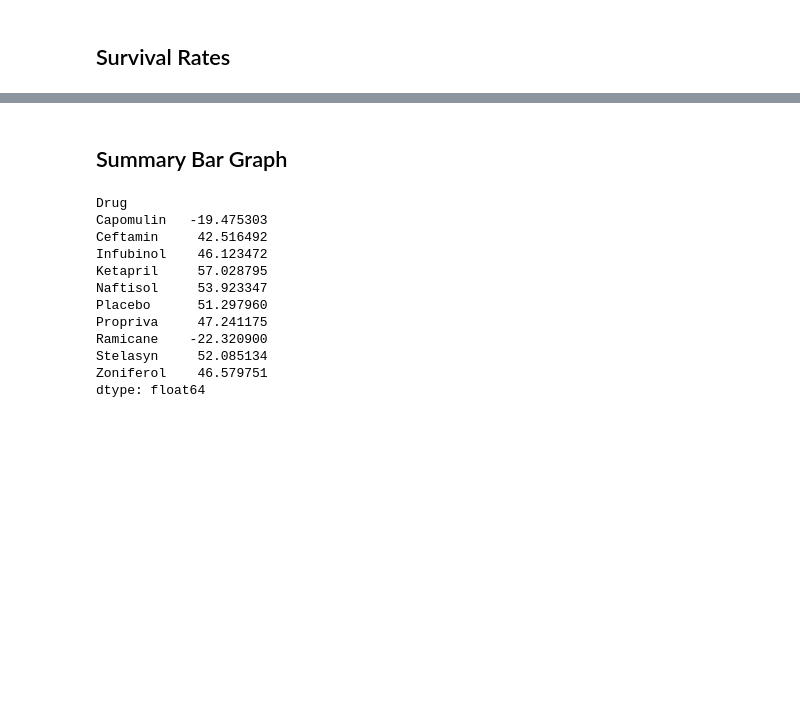
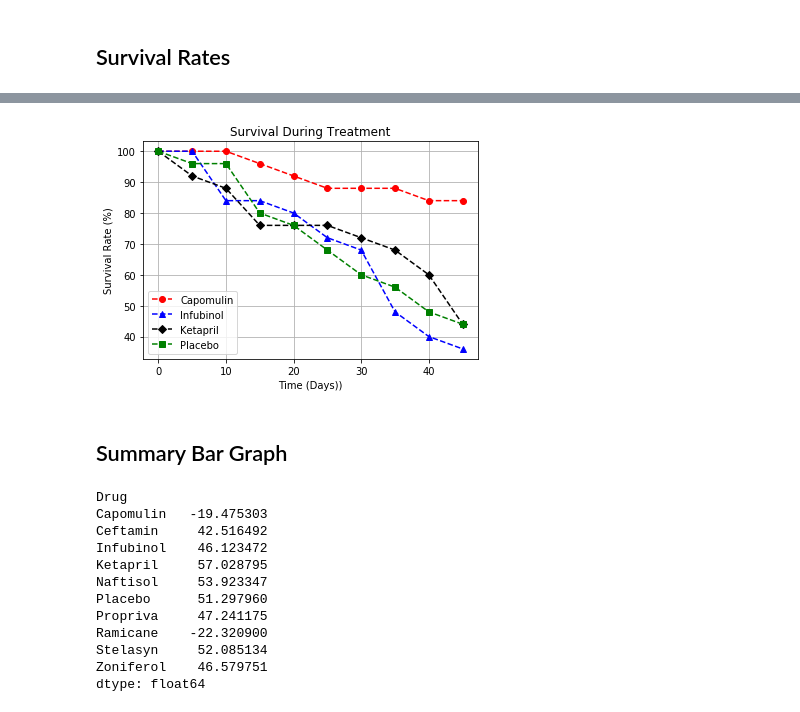
Before and after one commit to ttmugu/matplotlib-challenge, a Jupyter notebook: pymaceuticals_starter.ipynb, the cells around one changed output, grey strips where cells are left out. Drawn from its saved outputs; the diff is of its cells as text; code cells hidden in the pictures; blank space fills up the shorter version.

```diff
--- a/pymaceuticals_starter.ipynb
+++ b/pymaceuticals_starter.ipynb
@@ -151,7 +213,8 @@ plt.show()
 ## Survival Rates
 # %%
 # Store the Count of Mice Grouped by Drug and Timepoint (W can pass any metric)
-
+survival_rates_df = mouse_clinical_trail_df.groupby(['Drug', 'Timepoint'])['Mouse ID'].count().reset_index()
 # Convert to DataFrame
-
+survival_rates_df.rename(columns={"Mouse ID": "Mouse_Count"}, inplace=True)
 # Preview DataFrame
+survival_rates_df.head()
@@ -166,4 +228,6 @@ plt.show()
 # %%
 # Minor Data Munging to Re-Format the Data Frames
-
+Met_Respons_df_pivot_df = pd.pivot(Metastatic_Respons_df, index='Timepoint', columns='Drug',values="Metastatic Sites")
+survival_rates_pivot_df =pd.pivot(survival_rates_df, index ='Timepoint', columns='Drug', values='Mouse_Count' )
 # Preview the Data Frame
+survival_rates_pivot_df.head()
@@ -188,3 +257,27 @@ plt.show()
+# %%
+# Generate the Plot (Accounting for percentages)
+plt_Survival_df = survival_rates_pivot_df.reset_index()
+#plt_Survival_df
+plt.plot(plt_Survival_df.Timepoint, plt_Survival_df['Capomulin']/plt_Survival_df['Capomulin'].max() * 100, label= "Capomulin", marker= "o", color="red", linestyle='--')
+plt.plot(plt_Survival_df.Timepoint, plt_Survival_df['Infubinol']/plt_Survival_df['Infubinol'].max() * 100 , label= "Infubinol", marker= "^", color="blue", linestyle='--')
+plt.plot(plt_Survival_df.Timepoint, plt_Survival_df.Ketapril/plt_Survival_df.Ketapril.max() * 100,  label= "Ketapril", marker= "D", color="black", linestyle='--')
+plt.plot(plt_Survival_df.Timepoint, plt_Survival_df.Placebo/plt_Survival_df.Placebo.max() * 100,   label= "Placebo", marker= "s", color="green", linestyle='--')
+
+
+# Save the Figure
+plt.legend()
+plt.title("Survival During Treatment")
+plt.xlabel("Time (Days))")
+plt.ylabel("Survival Rate (%)")
+plt.grid()
+
+
+# Save the Figure
+plt.savefig("Survival_During_Treatement.png")
+
+plt.show()
+# %% [output]
+[figure, added]
 # %% [markdown]
 ## Summary Bar Graph
 # %%
```
Also changed, not shown: parts of 34 cells of this notebook.
